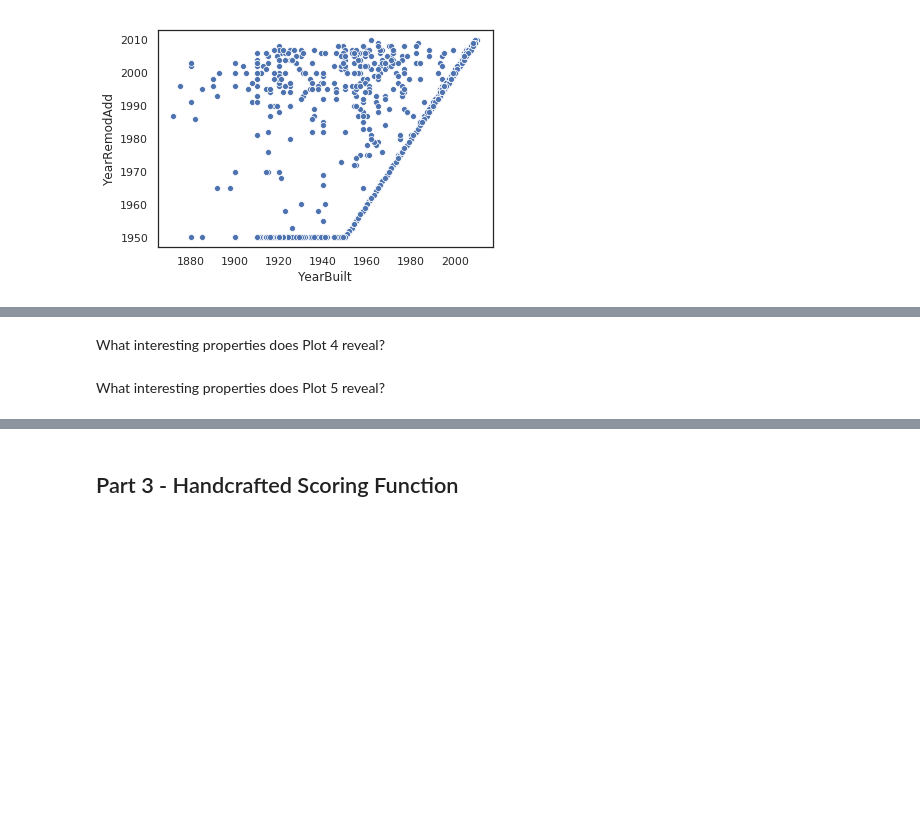
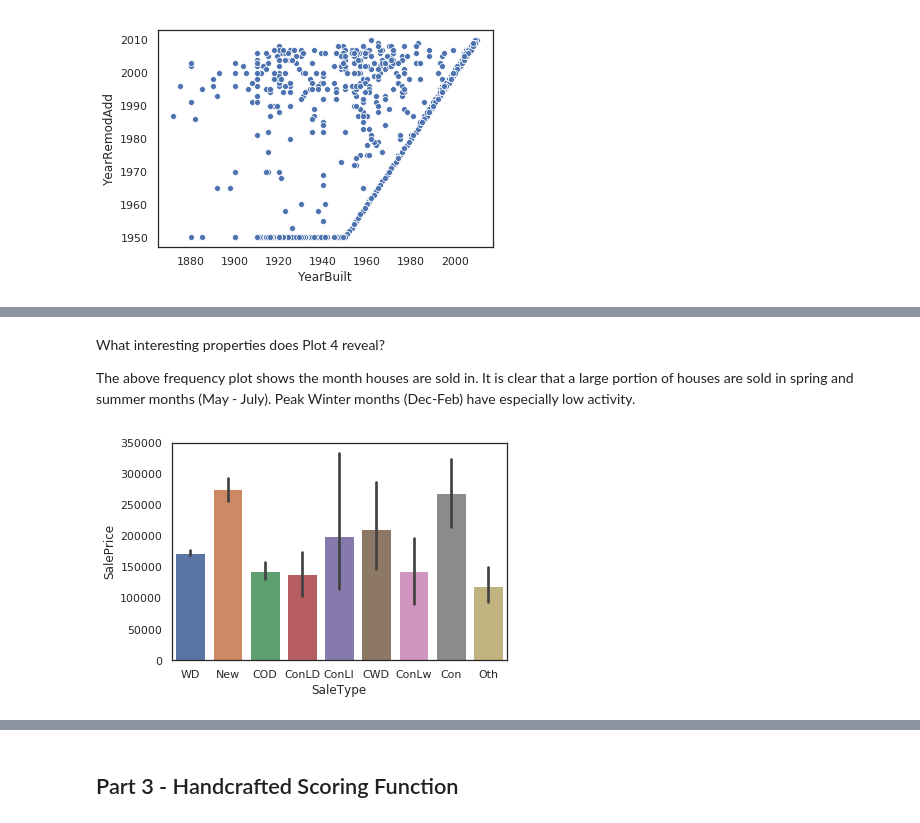
Before and after one commit to vamsh1/Kaggle_House-prices, a Jupyter notebook: cse519_hw3_kundhuru_ankitha_112504056.ipynb, the cells around one changed output, grey strips where cells are left out. Drawn from its saved outputs; the diff is of its cells as text; code cells hidden in the pictures; blank space fills up the shorter version.

```diff
--- a/cse519_hw3_kundhuru_ankitha_112504056.ipynb
+++ b/cse519_hw3_kundhuru_ankitha_112504056.ipynb
@@ -160,6 +168,11 @@ Lot of variation in LotArea, MasVnrArea, OpenPorchSF, WooddeckSF. Not so much in
-# %% [markdown]
-What interesting properties does Plot 4 reveal?
+# %% [markdown]
+What interesting properties does Plot 4 reveal?
+
+The above frequency plot shows the month houses are sold in. It is clear that a large portion of houses are sold in spring and summer months (May - July). Peak Winter months (Dec-Feb) have especially low activity.
 # %%
 # TODO: code to generate Plot 5
+
+sns.barplot(x= 'SaleType', y = 'SalePrice', data = train_data)
+plt.show()
+# %% [output]
+[figure, added]
-# %% [markdown]
-What interesting properties does Plot 5 reveal?
```
Also changed, not shown: parts of 30 cells of this notebook.
